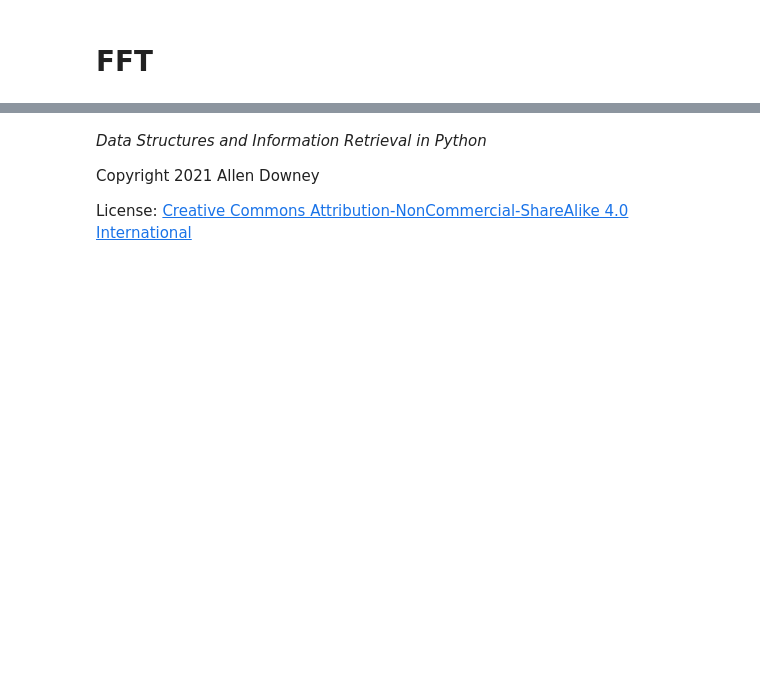
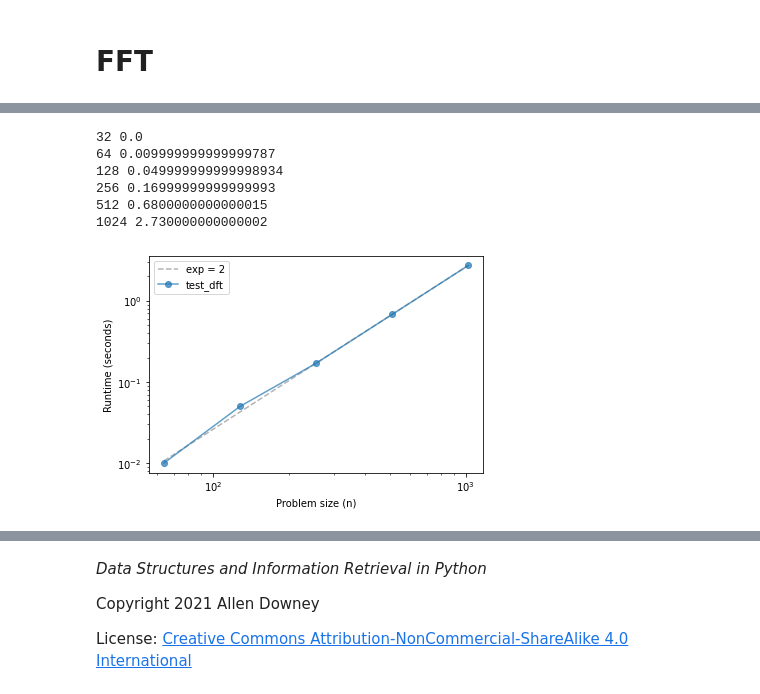
Before and after one commit to AllenDowney/DSIRPSolutions, a Jupyter notebook: notebooks/fft.ipynb, the cells around one changed output, grey strips where cells are left out. Saved outputs shown, nothing was run; the diff lists cells and outputs as text; code cells hidden in the pictures; blank space fills up the shorter version.

```diff
--- a/notebooks/fft.ipynb
+++ b/notebooks/fft.ipynb
@@ -2,0 +48,5 @@
+# %%
+pi = np.pi
+exp = np.exp
+N = len(x)
+k = 0
@@ -2,0 +63,4 @@
+# %%
+def dft_k(x, k):
+    N = len(x)
+    return sum(x[n] * exp(-2j * pi * k * n / N) for n in range(N))
@@ -2,0 +73,5 @@
+# %%
+def dft(x):
+    N = len(x)
+    X = [dft_k(x, k) for k in range(N)]
+    return X
@@ -2,0 +88,4 @@
+# %%
+def test_dft(N):
+    x = np.random.normal(size=N)
+    X = dft(x)
@@ -2,0 +97,11 @@
+# %%
+ns, ts = run_timing_test(test_dft, start_at=5)
+plot_timing_test(ns, ts, 'test_dft', exp=2)
+# %% [output]
+32 0.0
+64 0.009999999999999787
+128 0.049999999999998934
+256 0.16999999999999993
+512 0.6800000000000015
+1024 2.730000000000002
+[figure, added]
```
Also changed, not shown: parts of 55 cells of this notebook.
